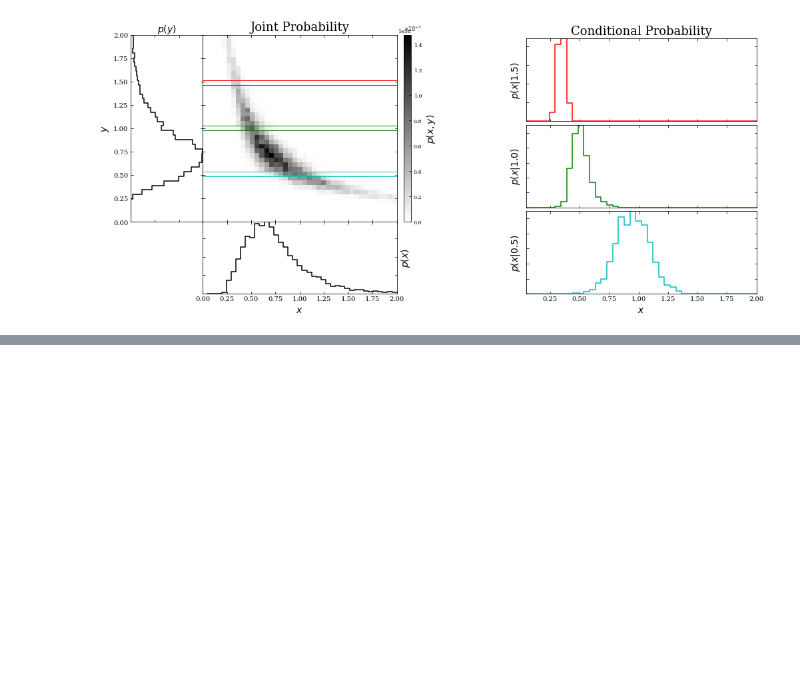
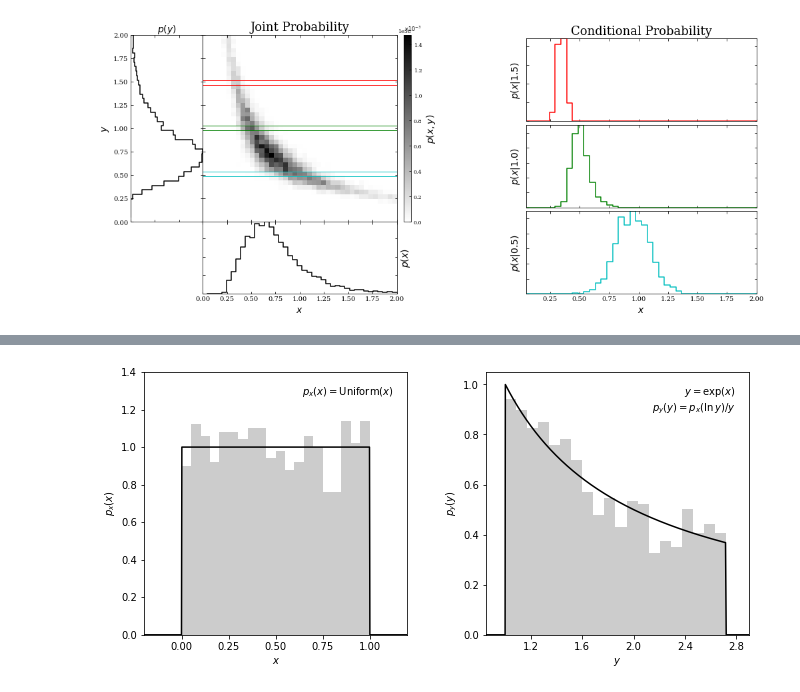
Before and after one commit to astroML/astroML-notebooks, a Jupyter notebook: chapter3/astroml_chapter3_Brief_overview_of_probability_and_random_variables.ipynb, the cells around one changed output, grey strips where cells are left out. Saved outputs shown, nothing was run; the diff lists cells and outputs as text; code cells hidden in the pictures; blank space fills up the shorter version.

```diff
--- a/chapter3/astroml_chapter3_Brief_overview_of_probability_and_random_variables.ipynb
+++ b/chapter3/astroml_chapter3_Brief_overview_of_probability_and_random_variables.ipynb
@@ -217,0 +361,51 @@ plt.show()
+# %%
+import numpy as np
+from scipy import stats
+from matplotlib import pyplot as plt
+
+# Set up the data
+np.random.seed(0)
+
+# create a uniform distribution
+uniform_dist = stats.uniform(0, 1)
+x_sample = uniform_dist.rvs(1000)
+x = np.linspace(-0.5, 1.5, 1000)
+Px = uniform_dist.pdf(x)
+
+# transform the data
+y_sample = np.exp(x_sample)
+y = np.exp(x)
+Py = Px / y
+
+#------------------------------------------------------------
+# Plot the results
+fig = plt.figure(figsize=(10, 5))
+fig.subplots_adjust(left=0.11, right=0.95, wspace=0.3, bottom=0.17, top=0.9)
+
+ax = fig.add_subplot(121)
+ax.hist(x_sample, 20, histtype='stepfilled', fc='#CCCCCC', density=True)
+ax.plot(x, Px, '-k')
+ax.set_xlim(-0.2, 1.2)
+ax.set_ylim(0, 1.4001)
+ax.xaxis.set_major_locator(plt.MaxNLocator(6))
+ax.text(0.95, 0.95, r'$p_x(x) = {\rm Uniform}(x)$',
+        va='top', ha='right',
+        transform=ax.transAxes)
+ax.set_xlabel('$x$')
+ax.set_ylabel('$p_x(x)$')
+
+
+ax = fig.add_subplot(122)
+ax.hist(y_sample, 20, histtype='stepfilled', fc='#CCCCCC', density=True)
+ax.plot(y, Py, '-k')
+ax.set_xlim(0.85, 2.9)
+ax.xaxis.set_major_locator(plt.MaxNLocator(6))
+ax.text(0.95, 0.95, '$y=\exp(x)$\n$p_y(y)=p_x(\ln y) / y$',
+        va='top', ha='right',
+        transform=ax.transAxes)
+ax.set_xlabel('$y$')
+ax.set_ylabel('$p_y(y)$')
+
+plt.show()
+# %% [output]
+[figure, added]
```
Also changed, not shown: parts of 19 cells of this notebook.
